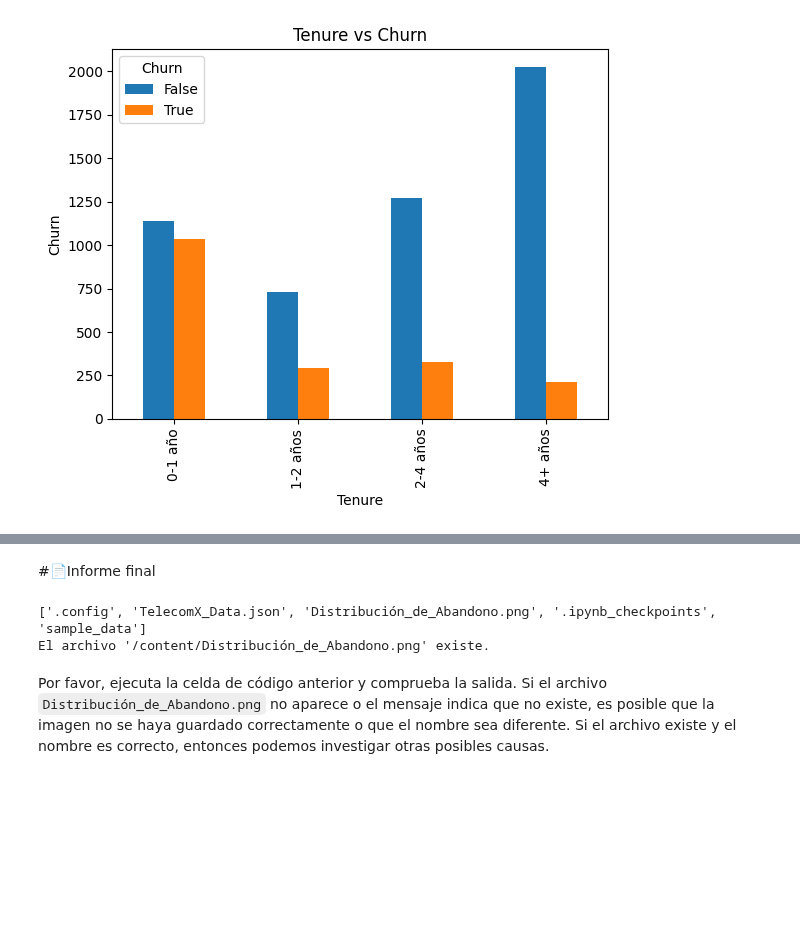
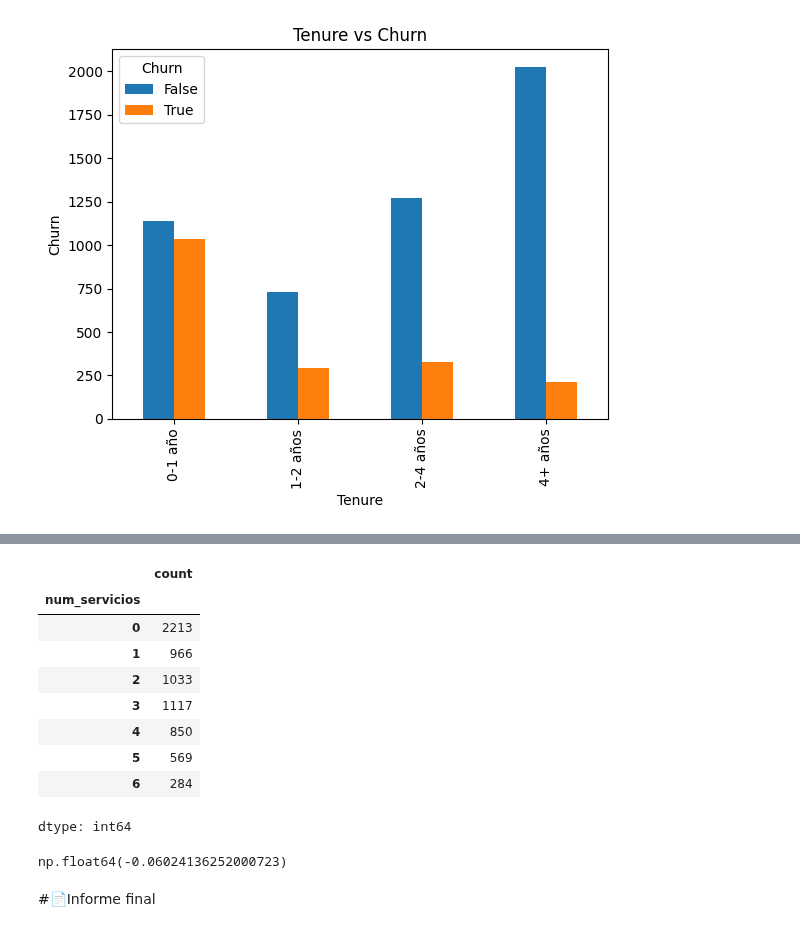
Before and after one commit to SebasOspina-montoya/TelecomX_Latam, a Jupyter notebook: TelecomX_LATAM.ipynb, the cells around one changed output, grey strips where cells are left out. Cells and saved outputs as stored; diff of their text form; code cells hidden in the pictures; blank space fills up the shorter version.

```diff
--- a/TelecomX_LATAM.ipynb
+++ b/TelecomX_LATAM.ipynb
@@ -385,22 +397,36 @@ plt.show()
+# %%
+servicios_cols = [
+    "OnlineSecurity",
+    "OnlineBackup",
+    "DeviceProtection",
+    "TechSupport",
+    "StreamingTV",
+    "StreamingMovies"
+]
+
+df["num_servicios"] = (
+    df[servicios_cols]
+    .apply(lambda row: (row == 1).sum(), axis=1)
+)
+# %%
+df["num_servicios"].value_counts().sort_index()
+# %% [output]
+|  | count |
+| num_servicios |  |
+| 0 | 2213 |
+| 1 | 966 |
+| 2 | 1033 |
+| 3 | 1117 |
+| 4 | 850 |
+| 5 | 569 |
+| 6 | 284 |
+dtype: int64
+# %%
+df["num_servicios"].corr(df["Churn"], method="spearman")
+# %% [output]
+np.float64(-0.06024136252000723)
 # %% [markdown]
 #📄Informe final
-# %%
-import os
-
-# Lista el contenido del directorio /content/
-print(os.listdir('/content/'))
-
-# Verifica si el archivo de imagen existe
-image_path = '/content/Distribución_de_Abandono.png'
-if os.path.exists(image_path):
-    print(f"El archivo '{image_path}' existe.")
-else:
-    print(f"El archivo '{image_path}' NO existe. Por favor, verifica que la imagen se haya guardado correctamente en la ruta esperada.")
-# %% [output]
-['.config', 'TelecomX_Data.json', 'Distribución_de_Abandono.png', '.ipynb_checkpoints', 'sample_data']
-El archivo '/content/Distribución_de_Abandono.png' existe.
-# %% [markdown]
-Por favor, ejecuta la celda de código anterior y comprueba la salida. Si el archivo `Distribución_de_Abandono.png` no aparece o el mensaje indica que no existe, es posible que la imagen no se haya guardado correctamente o que el nombre sea diferente. Si el archivo existe y el nombre es correcto, entonces podemos investigar otras posibles causas.
 # %% [markdown]
 # **Introduccion**
 
```
Also changed, not shown: parts of 3 cells of this notebook.
